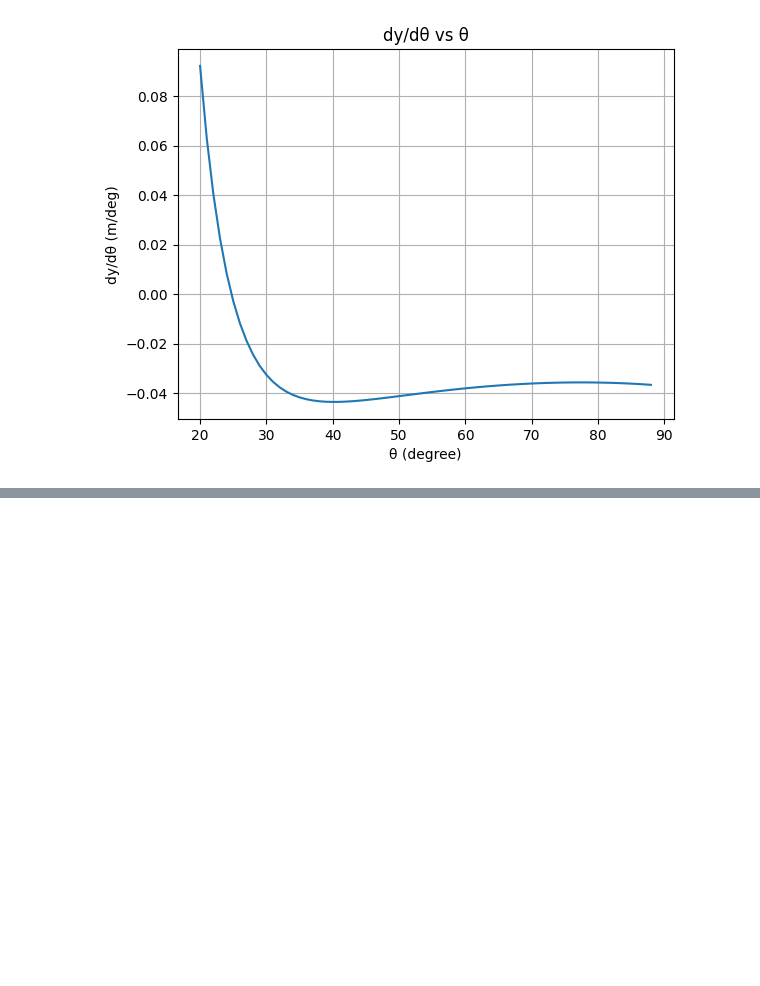
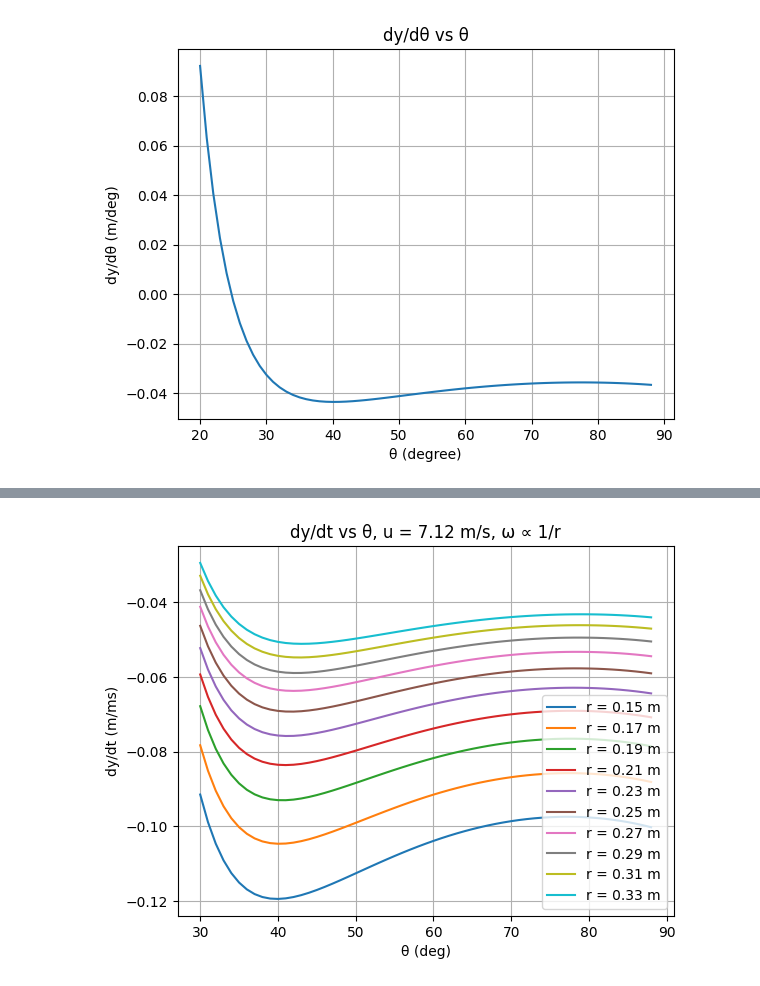
Before and after one commit to lyDevper/Ball-Launcher-Calc, a Jupyter notebook: BCA_projectile_calc.ipynb, the cells around one changed output, grey strips where cells are left out. Saved outputs shown, nothing was run; the diff lists cells and outputs as text; code cells hidden in the pictures; blank space fills up the shorter version.

```diff
--- a/BCA_projectile_calc.ipynb
+++ b/BCA_projectile_calc.ipynb
@@ -129,0 +159,18 @@ plt.show()
+# %%
+# plot dy/dt vs theta from 1 to 89 degree in m/ms by varying r from 0.15 to 0.35 in one plot
+expected_u = 7.12 #m/s
+r_l = np.arange(0.15, 0.40, 0.02)
+theta_l = np.arange(30, 89, 1)
+for r in r_l :
+    omega = expected_u / r
+    dy_dt_l = [dy_dt(theta_i*math.pi/180) for theta_i in theta_l]
+    dy_dt_l = [dy_dt_i / 1000 for dy_dt_i in dy_dt_l] # m/ms
+    plt.plot(theta_l, dy_dt_l, label=f'r = {r:.2f} m')
+plt.xlabel('θ (deg)')
+plt.ylabel('dy/dt (m/ms)')
+plt.title('dy/dt vs θ, u = 7.12 m/s, ω ∝ 1/r')
+plt.legend()
+plt.grid()
+plt.show()
+# %% [output]
+[figure, added]
```
Also changed, not shown: parts of 7 cells of this notebook, 1 other file.
